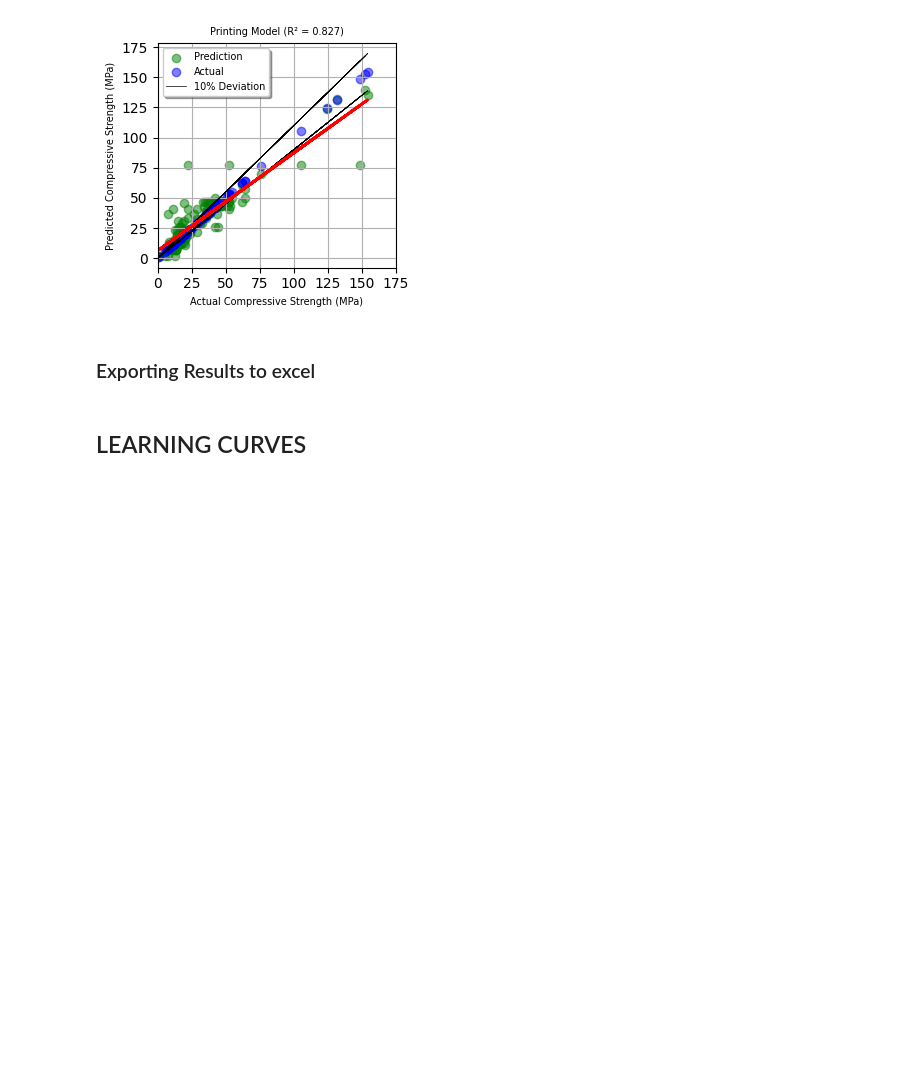
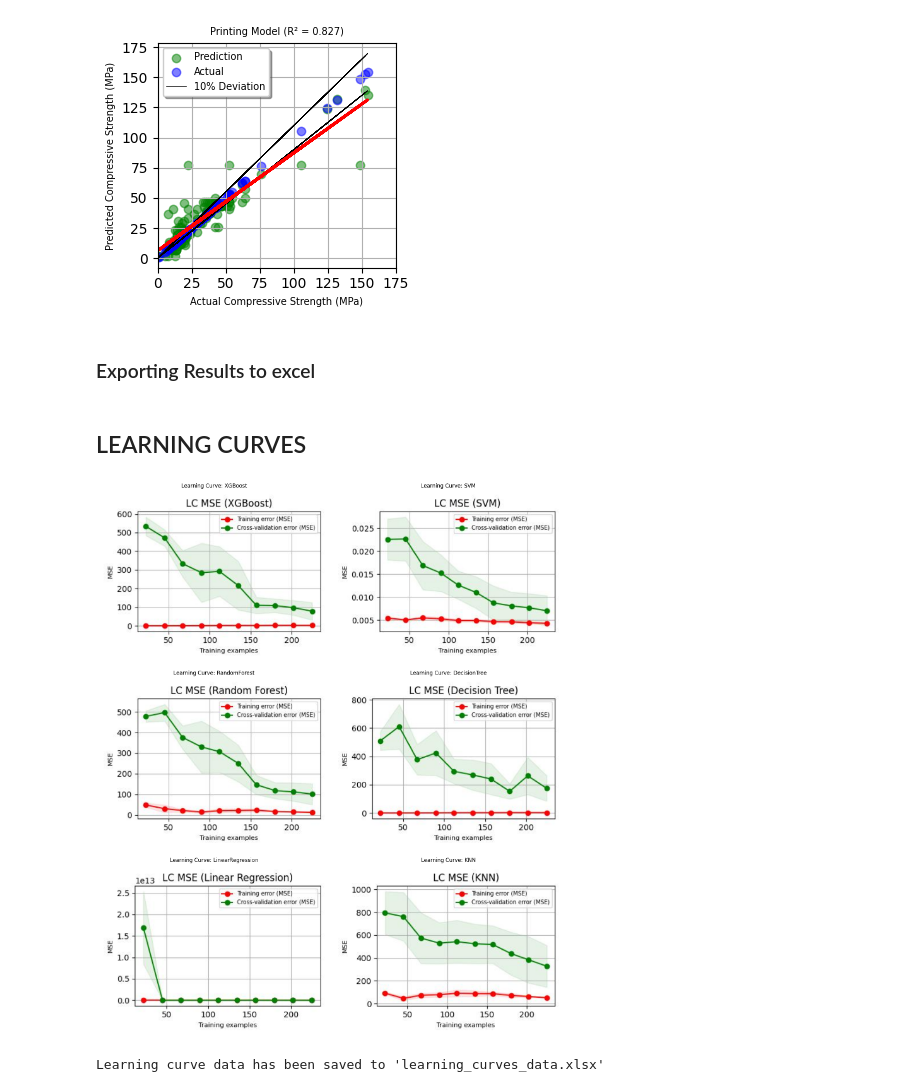
Before and after one commit to IsuPaul/Indpendent-Research, a Jupyter notebook: IR_Source_Code.ipynb, the cells around one changed output. Saved outputs shown, nothing was run; the diff lists cells and outputs as text; code cells hidden in the pictures; blank space fills up the shorter version.

```diff
--- a/IR_Source_Code.ipynb
+++ b/IR_Source_Code.ipynb
@@ -1028,0 +983,50 @@ plt.close(fig)
+# %%
+import matplotlib.image as mpimg
+import matplotlib.pyplot as plt
+
+models = ['XGBoost', 'SVM', 'RandomForest', 'DecisionTree', 'LinearRegression', 'KNN']
+fig, axes = plt.subplots(3, 2, figsize=(15, 18))
+axes = axes.flatten()
+
+for i, model in enumerate(models):
+    img_path = f'LC_MSE_{model}.jpg'
+    try:
+        img = mpimg.imread(img_path)
+        axes[i].imshow(img)
+        axes[i].axis('off')
+        axes[i].set_title(f'Learning Curve: {model}')
+    except FileNotFoundError:
+        axes[i].text(0.5, 0.5, f'{img_path} not found', ha='center')
+
+plt.tight_layout()
+plt.show()
+# %% [output]
+[figure, added]
+# %%
+import pandas as pd
+
+def get_lc_data(estimator, X, y, cv=5, n_jobs=-1, train_sizes=np.linspace(.1, 1.0, 10)):
+    train_sizes, train_scores, test_scores = learning_curve(
+        estimator, X, y, cv=cv, n_jobs=n_jobs, train_sizes=train_sizes, scoring='neg_mean_squared_error'
+    )[:3]
+    df_lc = pd.DataFrame({
+        'Training_Size': train_sizes,
+        'Train_MSE_Mean': -np.mean(train_scores, axis=1),
+        'Train_MSE_Std': np.std(train_scores, axis=1),
+        'CV_MSE_Mean': -np.mean(test_scores, axis=1),
+        'CV_MSE_Std': np.std(test_scores, axis=1)
+    })
+    return df_lc
+
+# Prepare to save to Excel
+with pd.ExcelWriter('learning_curves_data.xlsx') as writer:
+    get_lc_data(best_model, X_train, y_train).to_excel(writer, sheet_name='XGBoost', index=False)
+    get_lc_data(model_svm, Xs_train, ys_train).to_excel(writer, sheet_name='SVM', index=False)
+    get_lc_data(model_rf, X_train, y_train).to_excel(writer, sheet_name='RandomForest', index=False)
+    get_lc_data(model_dt, X_train, y_train).to_excel(writer, sheet_name='DecisionTree', index=False)
+    get_lc_data(model_ml, X_train, y_train).to_excel(writer, sheet_name='LinearRegression', index=False)
+    get_lc_data(model_kn, X_train, y_train).to_excel(writer, sheet_name='KNN', index=False)
+
+print("Learning curve data has been saved to 'learning_curves_data.xlsx'")
+# %% [output]
+Learning curve data has been saved to 'learning_curves_data.xlsx'
```
Also changed, not shown: parts of 9 cells of this notebook.
